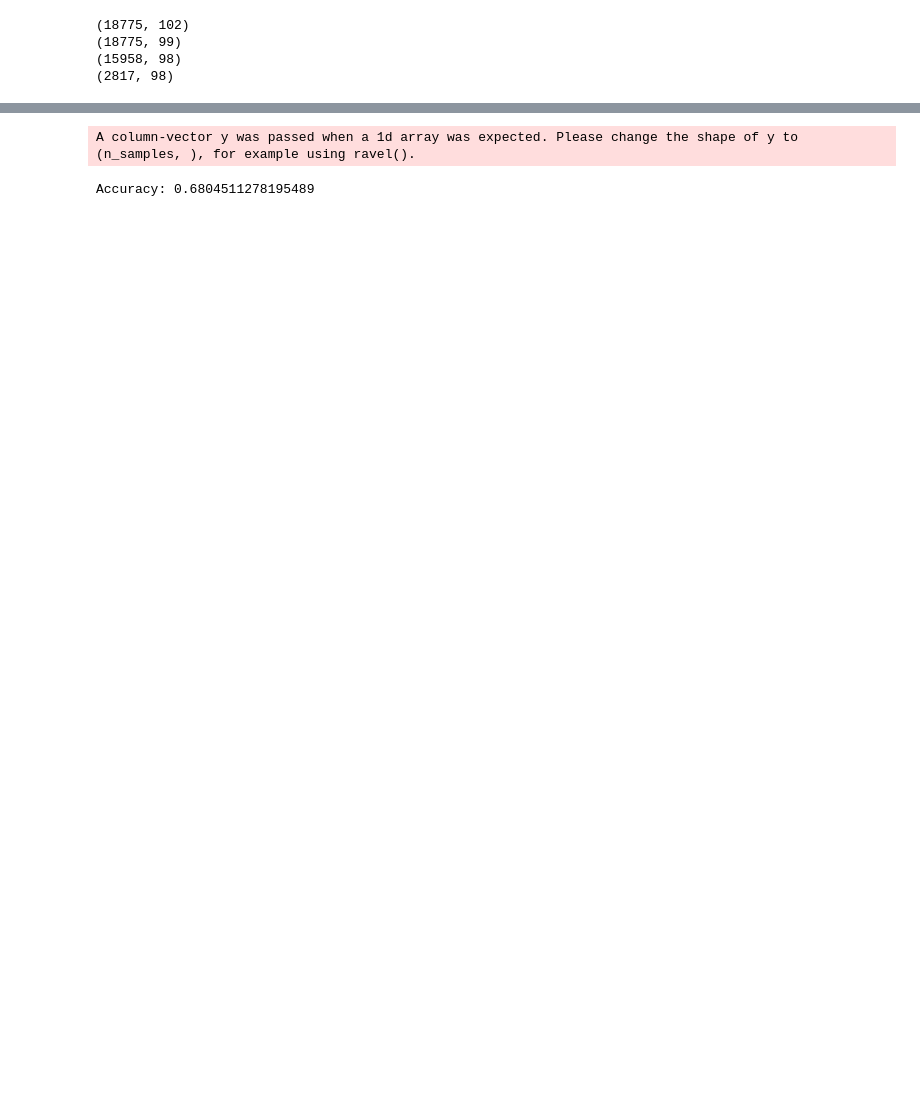
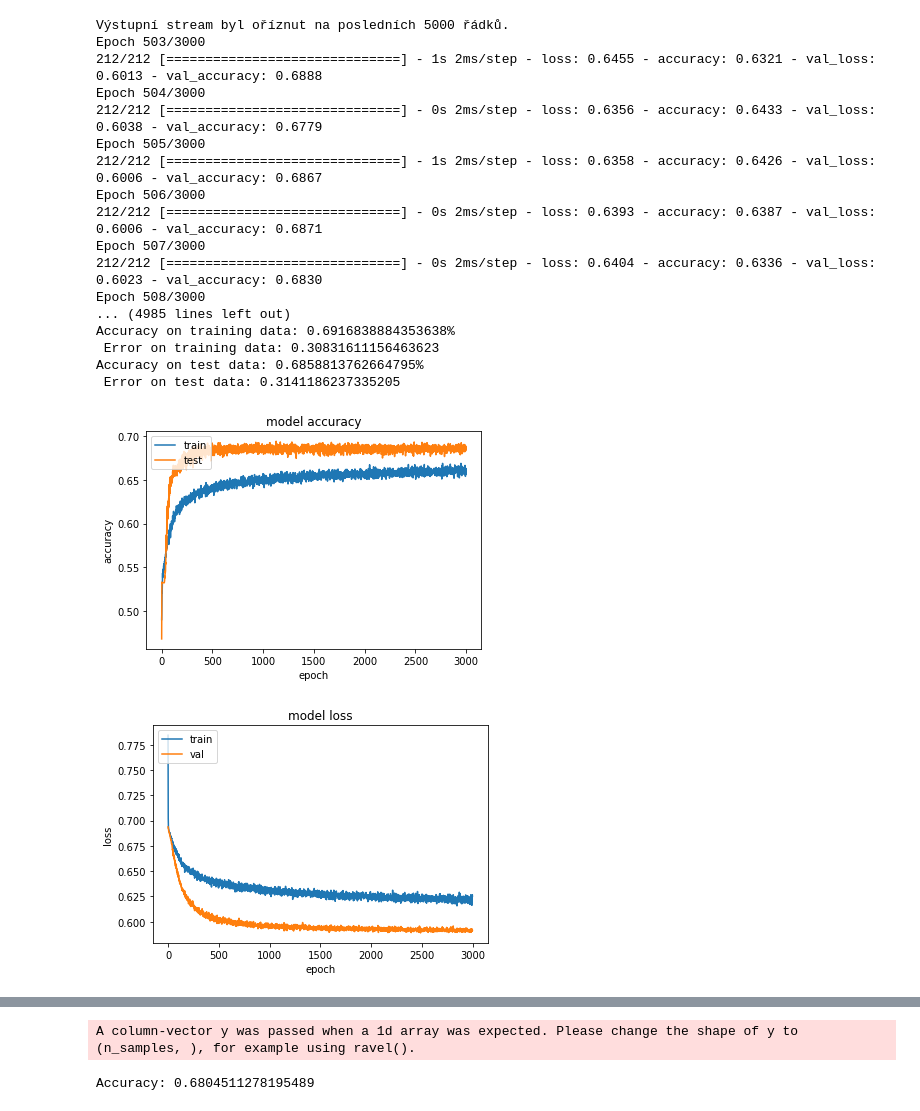
Before and after one commit to lotrmay/TensorFlow_Learning, a Jupyter notebook: bc.ipynb, the cells around one changed output, grey strips where cells are left out. Saved outputs shown, nothing was run; the diff lists cells and outputs as text; code cells hidden in the pictures; blank space fills up the shorter version.

```diff
--- a/bc.ipynb
+++ b/bc.ipynb
@@ -46,17 +46,22 @@ CSV_COLUMN_NAMES2=['Odds_firstTeam','Odds_secondTeam','Rank_firstTeam','Rank_sec
                   'playerBBRating','playerBBDpr','playerBBKast','playerBBImpact','playerBBAdr','playerBBKpr','playerBBHs','playerBBKD','playerBBGrenadeDmg',
                   'playerBCRating','playerBCDpr','playerBCKast','playerBCImpact','playerBCAdr','playerBCKpr','playerBCHs','playerBCKD','playerBCGrenadeDmg',
                   'playerBDRating','playerBDDpr','playerBDKast','playerBDImpact','playerBDAdr','playerBDKpr','playerBDHs','playerBDKD','playerBDGrenadeDmg',
-                  'playerBERating','playerBEDpr','playerBEKast','playerBEImpact','playerBEAdr','playerBEKpr','playerBEHs','playerBEKD','playerBEGrenadeDmg']
+                  'playerBERating','playerBEDpr','playerBEKast','playerBEImpact','playerBEAdr','playerBEKpr','playerBEHs','playerBEKD','playerBEGrenadeDmg','team_one_name','team_two_name']
 RESULTS=['0','1']
 
 
 train=pd.read_csv('/content/pokus.csv',sep=";",names=CSV_COLUMN_NAMES,error_bad_lines=False,header=None)
 print(train.shape)
+
+train['team_one_name']=pd.Categorical(train['team_one_name']).codes
+train['team_two_name']=pd.Categorical(train['team_two_name']).codes
+
 #train_y=train.pop('Result')
 #test_y=test.pop('Result')
 train.pop('Match_link')
 train.pop('team_one_name')
 train.pop('team_two_name')
+
 '''
 train.pop('playerAAGrenadeDmg')
 train.pop('playerABGrenadeDmg')
@@ -184,7 +189,7 @@ X = train[predictors].values
 y = train[target_column].values
 #print(X)
 
-X_train, X_test, y_train, y_test = train_test_split(X, y, test_size=0.15, random_state=999)#32 #888
+X_train, X_test, y_train, y_test = train_test_split(X, y, test_size=0.15, random_state=888)#32 #888
 print(X_train.shape); print(X_test.shape)
 #y_train = np_utils.to_categorical(y_train)
 #y_test = np_utils.to_categorical(y_test)#tohle nepoužívám, protože mám sigmoid a výsledky můžou být jen 1 nebo 0, takže to není nutné dělat  z toho kategorizační vektory
@@ -194,16 +199,14 @@ count_classes = y_test.shape[1]
 model = Sequential()
 model.add(Dense(98, activation='relu'))
 model.add(keras.layers.Dropout(0.8))
-model.add(Dense(30, activation='relu'))
+model.add(Dense(18, activation='relu'))
 model.add(keras.layers.Dropout(0.5))
-model.add(Dense(15, activation='relu'))
-model.add(keras.layers.Dropout(0.5))
-model.add(Dense(5, activation='relu'))
+model.add(Dense(6, activation='relu'))
 model.add(keras.layers.Dropout(0.5))
 model.add(Dense(1, activation='sigmoid'))#binary sigmoid     categorical softmax
 
 
-model.compile(optimizer=keras.optimizers.SGD(learning_rate=0.05), #keras.optimizers.SGD(learning_rate=0.01)
+model.compile(optimizer=keras.optimizers.Adadelta(learning_rate=0.06), #keras.optimizers.SGD(learning_rate=0.01)
               loss='binary_crossentropy',
               metrics=['accuracy'])
 #change number of hidden layers and change the learning rate up to 0.9
@@ -235,34 +238,49 @@ X_test, y_test = X_test[mask, :], y_test[mask]
 print(X_test.shape, X_test.shape)
 
 
 history = model.fit(X_train, y_train, epochs=3000,batch_size=64,validation_data=(X_test, y_test))
 
 pred_train= model.predict(X_train)
 scores = model.evaluate(X_train, y_train, verbose=0)
 print('Accuracy on training data: {}% \n Error on training data: {}'.format(scores[1], 1 - scores[1]))
 pred_test= model.predict(X_test)
 
 
 
 scores2 = model.evaluate(X_test, y_test, verbose=0)
 print('Accuracy on test data: {}% \n Error on test data: {}'.format(scores2[1], 1 - scores2[1]))
 plt.plot(history.history['accuracy'])
 plt.plot(history.history['val_accuracy'])
 plt.title('model accuracy')
 plt.ylabel('accuracy')
 plt.xlabel('epoch')
 plt.legend(['train', 'test'], loc='upper left')
 plt.show()
 plt.plot(history.history['loss'])
 plt.plot(history.history['val_loss'])
 plt.title('model loss')
 plt.ylabel('loss')
 plt.xlabel('epoch')
 plt.legend(['train', 'val'], loc='upper left')
 plt.show()
 #poznatky-vypadá to, že grenade damage každého hráče je nadbytečná a síť bez této informace vykazuje lepší výsledky
 # %% [output]
-(18775, 102)
-(18775, 99)
-(15958, 98)
-(2817, 98)
+Výstupní stream byl oříznut na posledních 5000 řádků.
+Epoch 503/3000
+212/212 [==============================] - 1s 2ms/step - loss: 0.6455 - accuracy: 0.6321 - val_loss: 0.6013 - val_accuracy: 0.6888
+Epoch 504/3000
+212/212 [==============================] - 0s 2ms/step - loss: 0.6356 - accuracy: 0.6433 - val_loss: 0.6038 - val_accuracy: 0.6779
+Epoch 505/3000
+212/212 [==============================] - 1s 2ms/step - loss: 0.6358 - accuracy: 0.6426 - val_loss: 0.6006 - val_accuracy: 0.6867
+Epoch 506/3000
+212/212 [==============================] - 0s 2ms/step - loss: 0.6393 - accuracy: 0.6387 - val_loss: 0.6006 - val_accuracy: 0.6871
+Epoch 507/3000
+212/212 [==============================] - 0s 2ms/step - loss: 0.6404 - accuracy: 0.6336 - val_loss: 0.6023 - val_accuracy: 0.6830
+Epoch 508/3000
+... (4985 lines left out)
+Accuracy on training data: 0.6916838884353638%
+ Error on training data: 0.30831611156463623
+Accuracy on test data: 0.6858813762664795%
+ Error on test data: 0.3141186237335205
+[figure, added]
+[figure, added]
```
Also changed, not shown: parts of 4 cells of this notebook.
